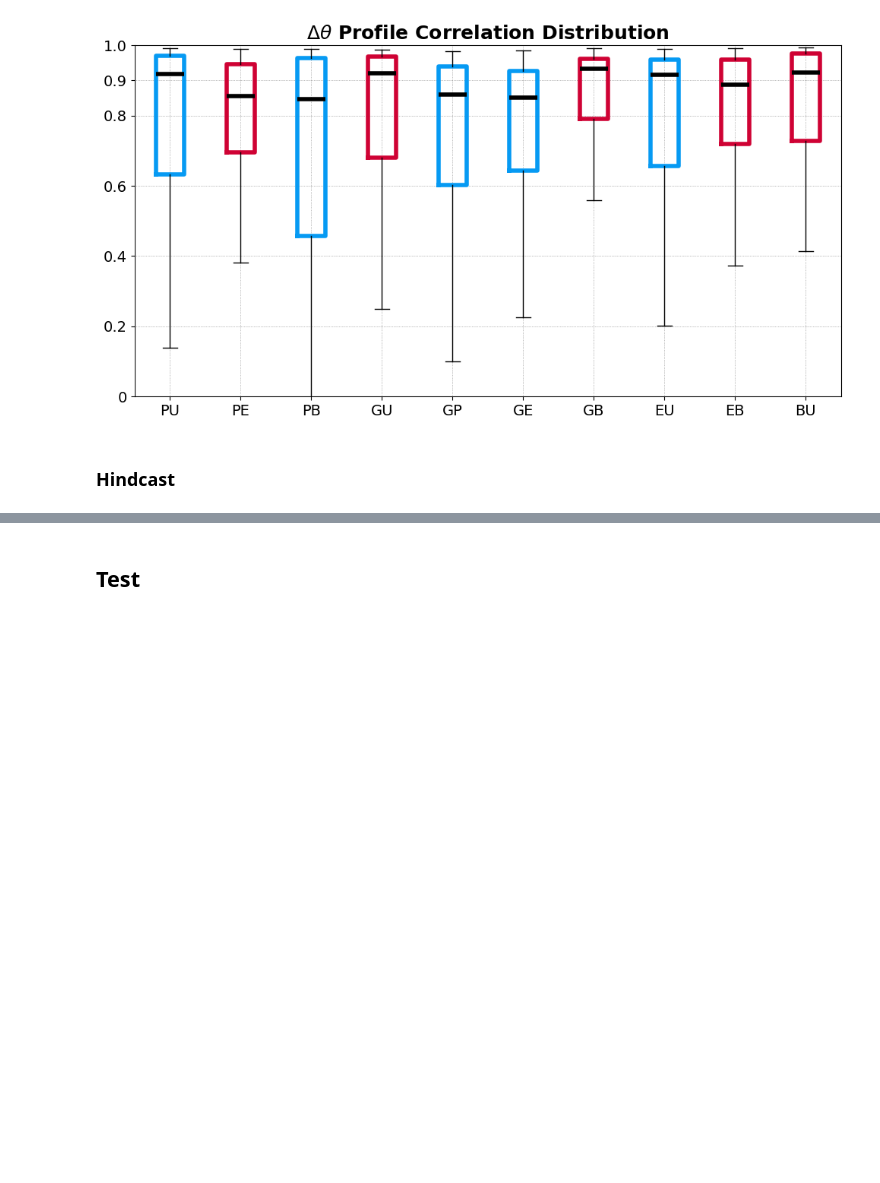
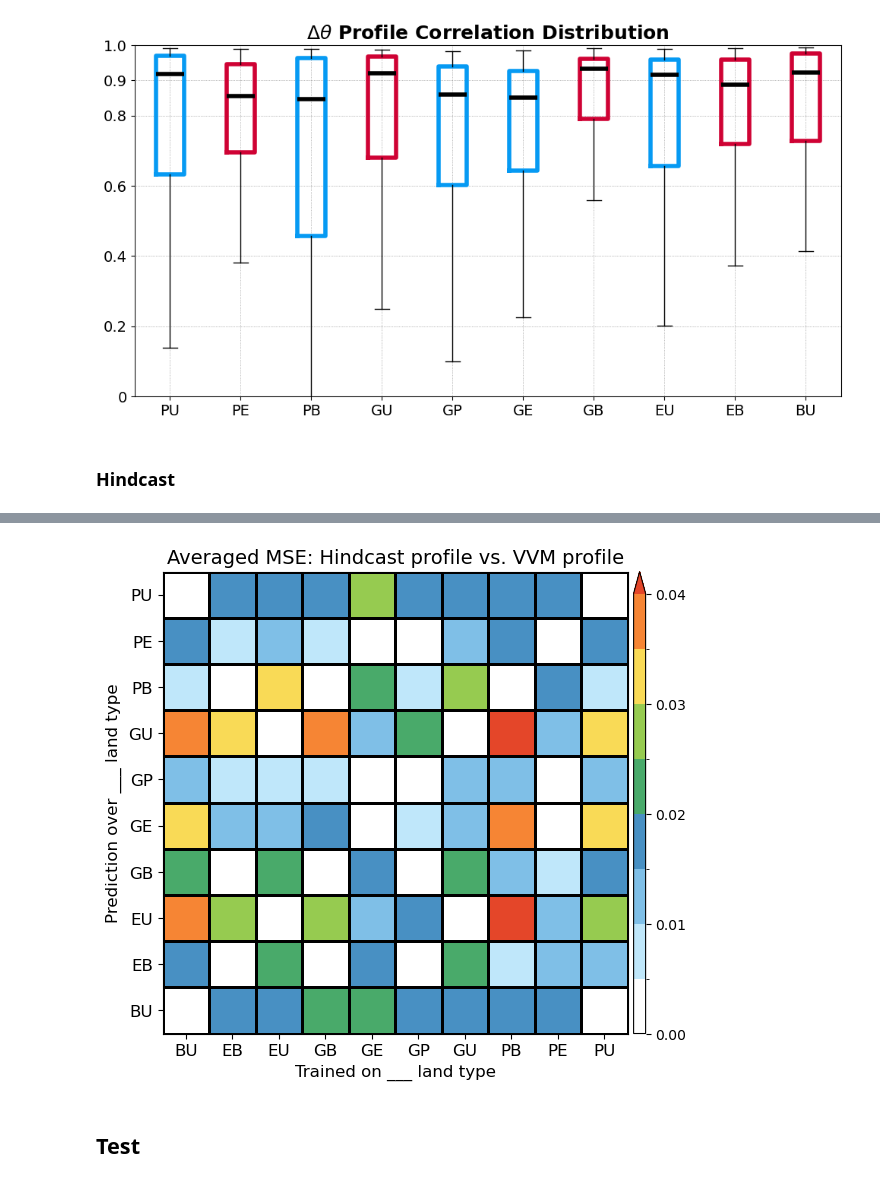
Before and after one commit to Stacy-Guo227/2024_CloudDynamics, a Jupyter notebook: CODE/all_lu_cnn1.ipynb, the cells around one changed output, grey strips where cells are left out. Saved outputs shown, nothing was run; the diff lists cells and outputs as text; code cells hidden in the pictures; blank space fills up the shorter version.

```diff
--- a/CODE/all_lu_cnn1.ipynb
+++ b/CODE/all_lu_cnn1.ipynb
@@ -552,0 +687,20 @@ ax.legend()
+# %%
+def cal_10x10_score(predict_tsteps:int):
+    """
+    (1) MSE profile (1173, 75): Integrated profile(1173, 75) vs. VVM profile (th_all_sd(1173, 75))
+    (2) Average MSE across all time steps and soundings
+    """
+    # Create storage (10x10)
+    score10x10 = np.zeros((len(lu_list), len(lu_list)))
+    for i, lu_model in enumerate(lu_list):    # lu that the model is trained on
+        lu_hcast_dict = eval(f"{lu_model}_hcast_dict_{predict_tsteps}")
+        for j, lu_data in enumerate(lu_list): # lu that the model is predicting
+            lu_data_dict = np.load(f"/home/ch995334/2024ClDyn/TemporaryData/ModelData/all_lu_cnn1/{lu_data}.npy", allow_pickle=True).item()
+            true_theta   = np.squeeze(lu_data_dict['th_all_sd']) # (1173, 75)
+            hcast_theta  = np.squeeze(np.array(lu_hcast_dict[lu_data]['1p0km']+lu_hcast_dict[lu_data]['1p5km']+lu_hcast_dict[lu_data]['2p0km'])) # (1173, 75)
+            mse_all = cal_MSE(true_theta, hcast_theta, mode='2d')
+            score10x10[i, j] = np.nanmean(mse_all)
+        print(f"MSE {lu_model}x{lu_data} calculation done.")
+    return score10x10
+# %%
+score_test = cal_10x10_score(predict_tsteps=30)
@@ -553,3 +718,24 @@ ax.legend()
+# %%
+fig, ax = plt.subplots(figsize=(6, 6))
+# ax.grid(':', linewidth=1, color='k')
+cmap_= cmaps.WhiteBlueGreenYellowRed[:200]
+norm_= colors.BoundaryNorm(np.arange(0, 0.041, 0.005), cmap_.N, extend='max')
+im = ax.pcolormesh(np.arange(10), np.arange(10), score_test, shading='nearest', cmap=cmap_, norm=norm_, edgecolors='k', linewidths=0.8)
+cax     = fig.add_axes([ax.get_position().x1+0.01,ax.get_position().y0, 0.02, ax.get_position().height])
+cbar    = fig.colorbar(im, extend='max', cax=cax)
+cbar.set_ticks(ticks=np.arange(0, 0.041, 0.01), labels=[f"{i:4.2f}" for i in np.arange(0, 0.041, 0.01)])
+cbar.ax.tick_params(labelsize=10)
+ax.set_xticks(np.arange(10))
+ax.set_xticklabels([f"{i.upper()}" for i in lu_list], fontsize=12)
+ax.set_xlabel('Trained on ___ land type', fontsize=12)
+ax.set_yticks(np.arange(10))
+ax.set_yticklabels([f"{i.upper()}" for i in lu_list], fontsize=12)
+ax.set_ylabel('Prediction over ___ land type', fontsize=12)
+# cbar.set_label(title_, fontsize=title_fs_)
+ax.set_title('Averaged MSE: Hindcast profile vs. VVM profile', fontsize=14)
+plt.show()
+# %% [output]
+[figure, added]
 # %% [markdown]
 ## Test
 # %% [markdown]
```
Also changed, not shown: parts of 20 cells of this notebook.
